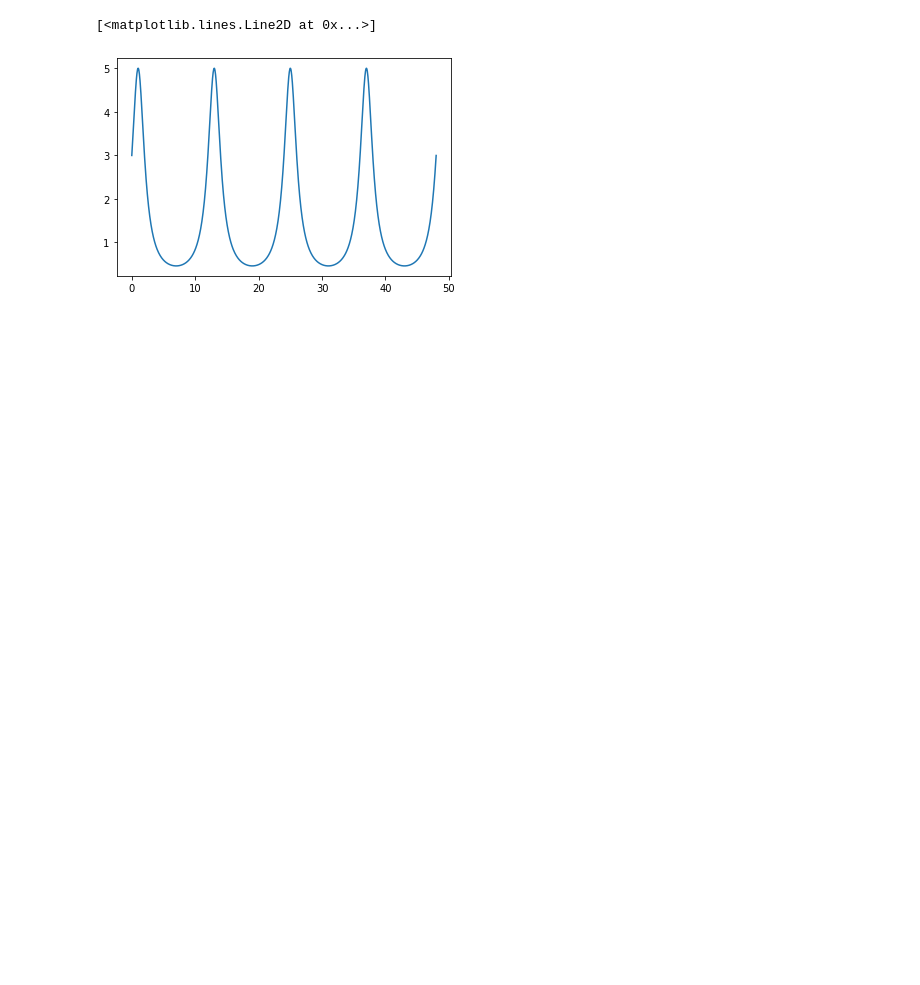
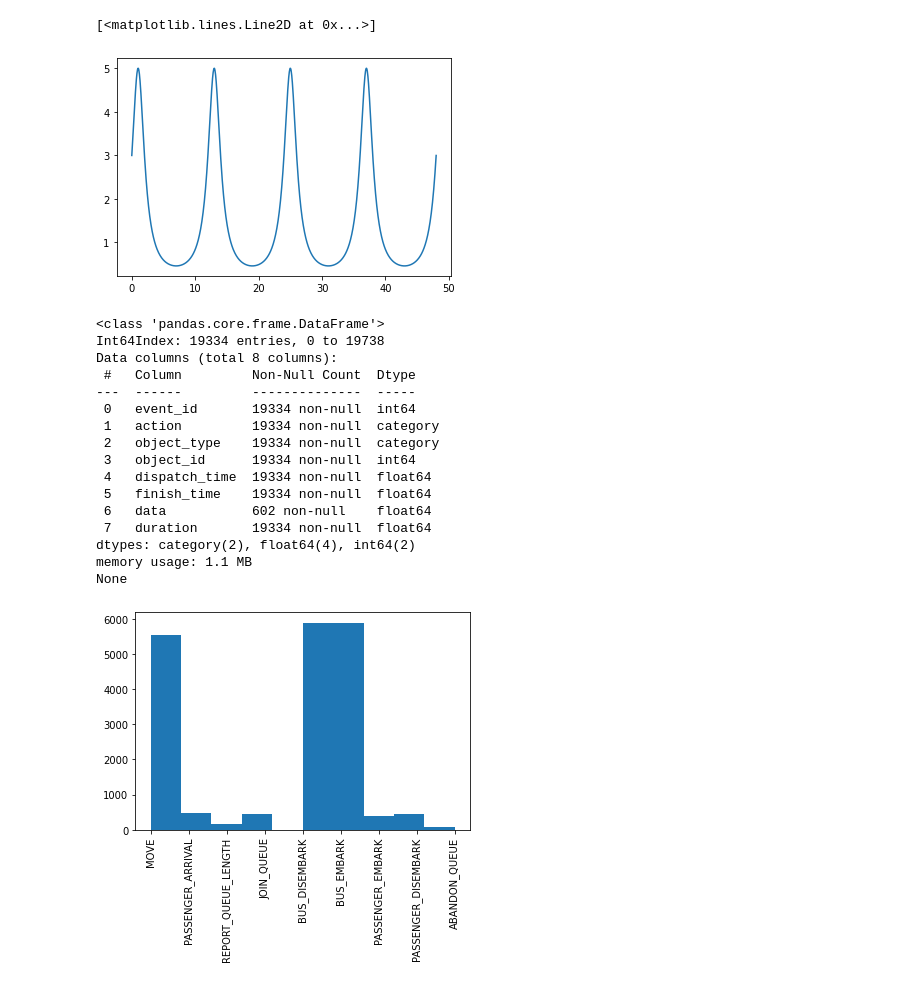
Before and after one commit to leo-ware/busing-sim, a Jupyter notebook: analysis.ipynb, the cells around one changed output. Saved outputs shown, nothing was run; the diff lists cells and outputs as text; code cells hidden in the pictures; blank space fills up the shorter version.

```diff
--- a/analysis.ipynb
+++ b/analysis.ipynb
@@ -125,3 +124,27 @@ plt.plot(X, Y)
 # %% [output]
 [<matplotlib.lines.Line2D at 0x...>]
 [figure]
+# %%
+print(df.info())
+
+plt.hist(df["action"])
+plt.xticks(rotation=90)
+plt.show()
+# %% [output]
+<class 'pandas.core.frame.DataFrame'>
+Int64Index: 19334 entries, 0 to 19738
+Data columns (total 8 columns):
+ #   Column         Non-Null Count  Dtype
+---  ------         --------------  -----
+ 0   event_id       19334 non-null  int64
+ 1   action         19334 non-null  category
+ 2   object_type    19334 non-null  category
+ 3   object_id      19334 non-null  int64
+ 4   dispatch_time  19334 non-null  float64
+ 5   finish_time    19334 non-null  float64
+ 6   data           602 non-null    float64
+ 7   duration       19334 non-null  float64
+dtypes: category(2), float64(4), int64(2)
+memory usage: 1.1 MB
+None
+[figure, added]
```
Also changed, not shown: parts of 8 cells of this notebook, 9 other files.
